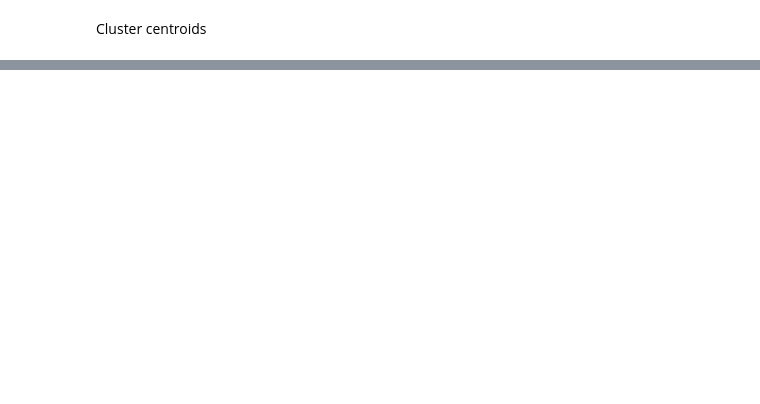
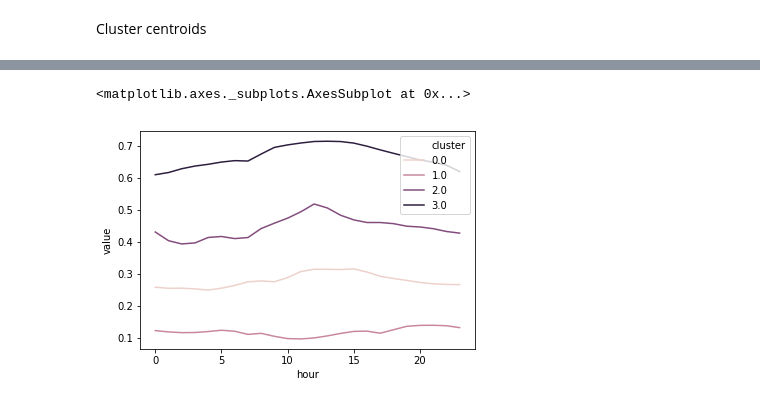
Before and after one commit to alexanderkell/temporal_granularity, a Jupyter notebook: notebooks/exploratory_stage/3.0-ajmk-find-average-days-solar-wind.ipynb, the cells around one changed output, grey strips where cells are left out. Drawn from its saved outputs; the diff is of its cells as text; code cells hidden in the pictures; blank space fills up the shorter version.

Commit message:
visualised onshore medoids

```diff
--- a/notebooks/exploratory_stage/3.0-ajmk-find-average-days-solar-wind.ipynb
+++ b/notebooks/exploratory_stage/3.0-ajmk-find-average-days-solar-wind.ipynb
@@ -738,0 +958,6 @@ plt.show()
+# %%
+onshore_closest, _ = pairwise_distances_argmin_min(kmeans_onshore.cluster_centers_, wind_onshore_each_day.loc[:, wind_onshore_each_day.columns != 'clusters'])
+print(onshore_closest[0])
+print(onshore_closest[1])
+print(onshore_closest[2])
+print(onshore_closest[3])
@@ -738,0 +969,15 @@ plt.show()
+# %%
+def get_medoids(index, data):
+    closest_datapoint = pd.DataFrame(data.iloc[index,:])
+    closest_datapoint['cluster']=closest_datapoint.iloc[24,0]
+    closest_datapoint=closest_datapoint.drop('clusters', axis=0)
+    closest_datapoint = closest_datapoint.rename(columns={ closest_datapoint.columns[0]: "value" })
+    return closest_datapoint
+
+onshore_cluster_1 = get_medoids(onshore_closest[0], wind_onshore_each_day)
+onshore_cluster_2 = get_medoids(onshore_closest[1], wind_onshore_each_day)
+onshore_cluster_3 = get_medoids(onshore_closest[2], wind_onshore_each_day)
+onshore_cluster_4 = get_medoids(onshore_closest[3], wind_onshore_each_day)
+onshore_medoids = onshore_cluster_1.append(onshore_cluster_2).append(onshore_cluster_3).append(onshore_cluster_4).reset_index()
+
+onshore_medoids.head()
@@ -738,0 +991,5 @@ plt.show()
+# %%
+sns.lineplot(data=onshore_medoids, x='hour', y='value', hue='cluster')
+# %% [output]
+<matplotlib.axes._subplots.AxesSubplot at 0x...>
+[figure, added]
```
Also changed, not shown: parts of 66 cells of this notebook.
